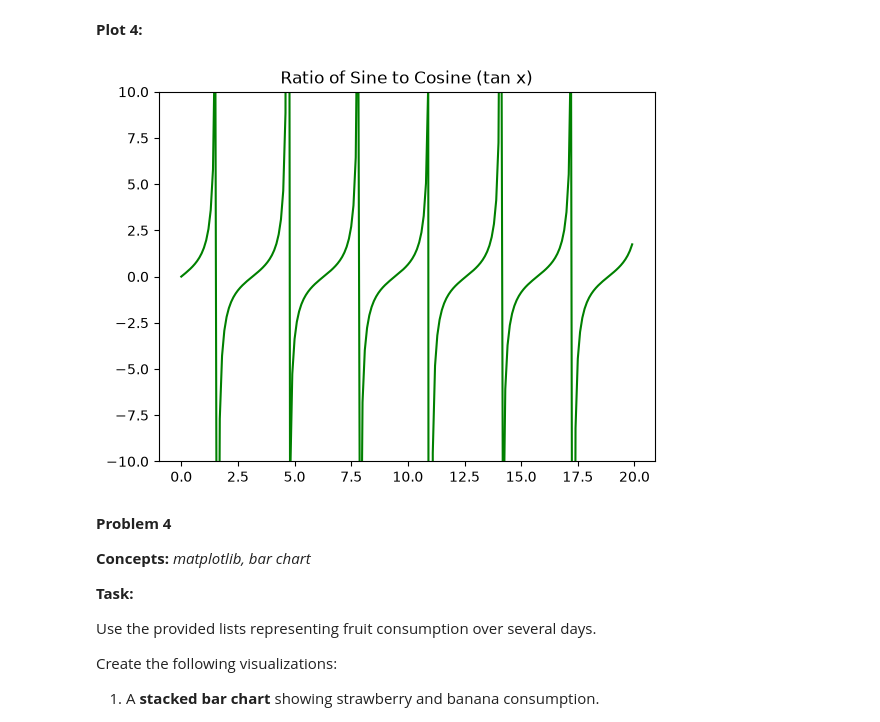
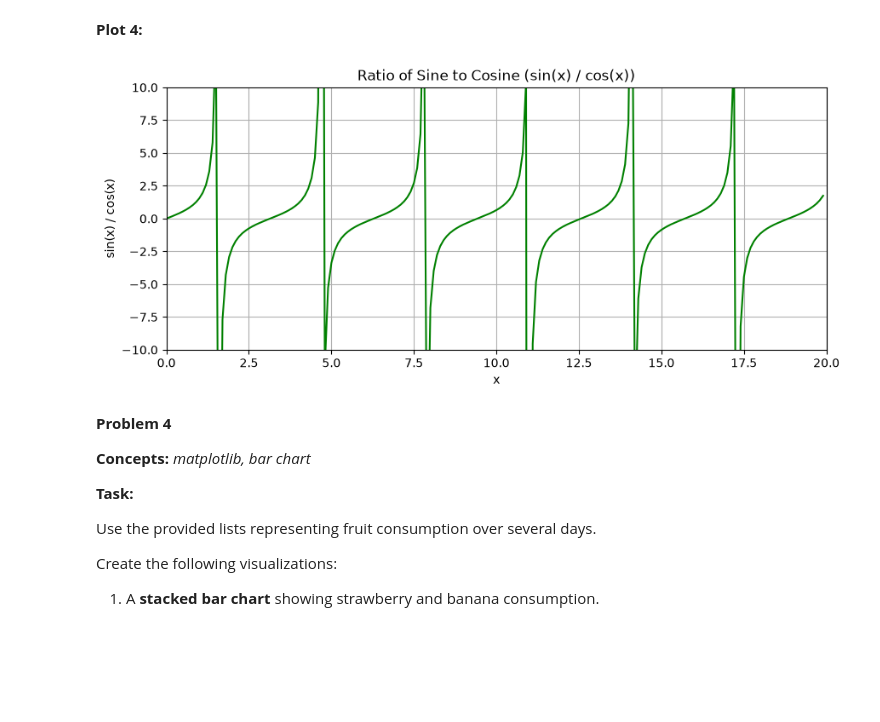
Before and after one commit to erprakashbu/bu-csd-dx602-python, a Jupyter notebook: homework.ipynb, the cells around one changed output. Cells and saved outputs as stored; diff of their text form; code cells hidden in the pictures; blank space fills up the shorter version.

```diff
--- a/homework.ipynb
+++ b/homework.ipynb
@@ -245,15 +298,21 @@ plt.show()
 # %% [markdown]
 **Plot 4:**
 # %%
-# Plot 4: ratio of sine to cosine
+#Your Solution
+# ratio of sine to cosine (this is tan(x)); it shoots toward +/- infinity
+# wherever cos(x) is near 0, so the y-axis is limited to keep the shape readable
 ratio = sine / cosine
-plt.figure()
+plt.figure(figsize=(10, 4))
 plt.plot(x, ratio, color="green")
+plt.title("Ratio of Sine to Cosine (sin(x) / cos(x))")
+plt.xlabel("x")
+plt.ylabel("sin(x) / cos(x)")
+plt.xlim(0, 20)
 plt.ylim(-10, 10)
-plt.title("Ratio of Sine to Cosine (tan x)")
+plt.grid(True)
 plt.show()
 # %% [output]
-[figure, old version]
+[figure, new version]
 # %% [markdown]
 **Problem 4**
 
```
Also changed, not shown: parts of 25 cells of this notebook.
